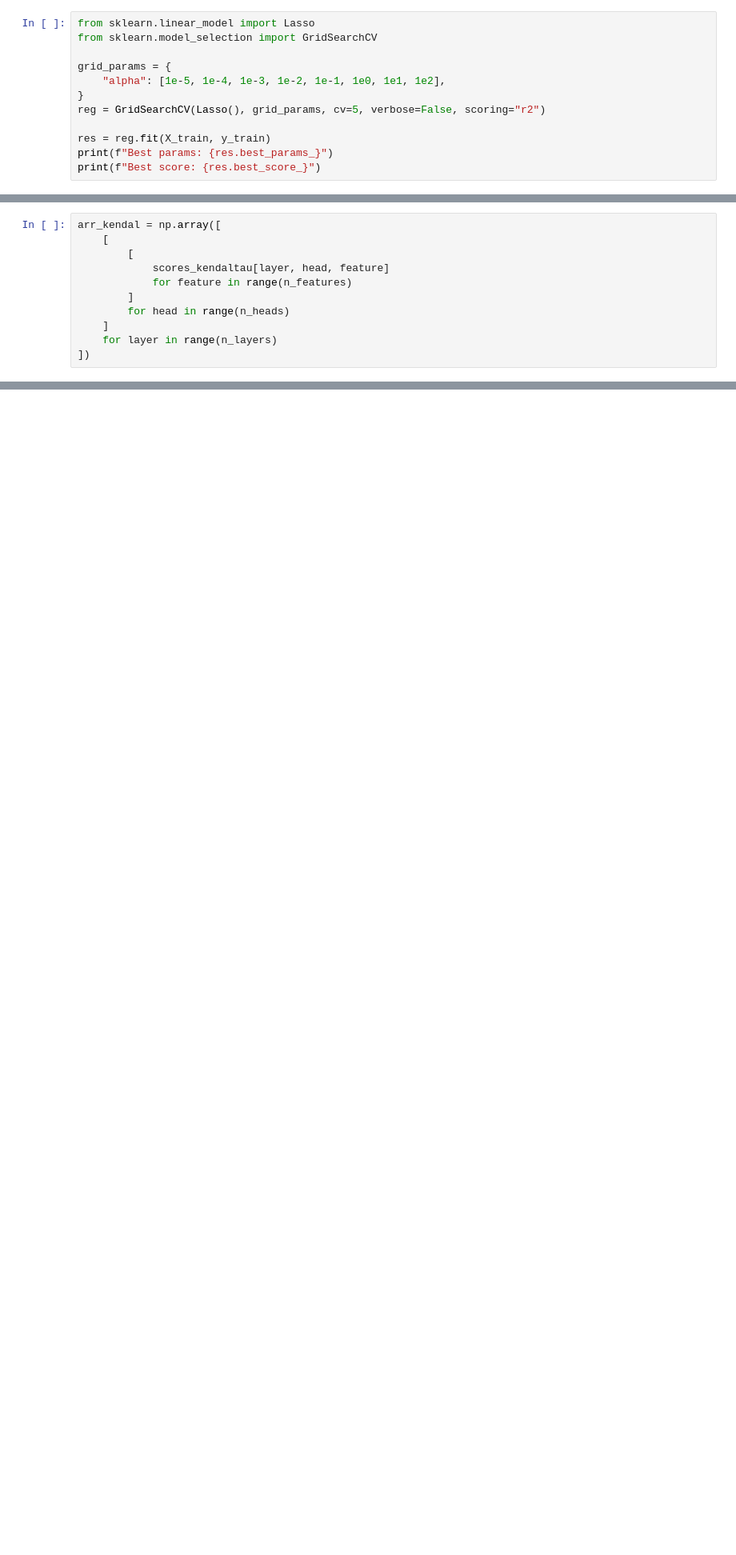
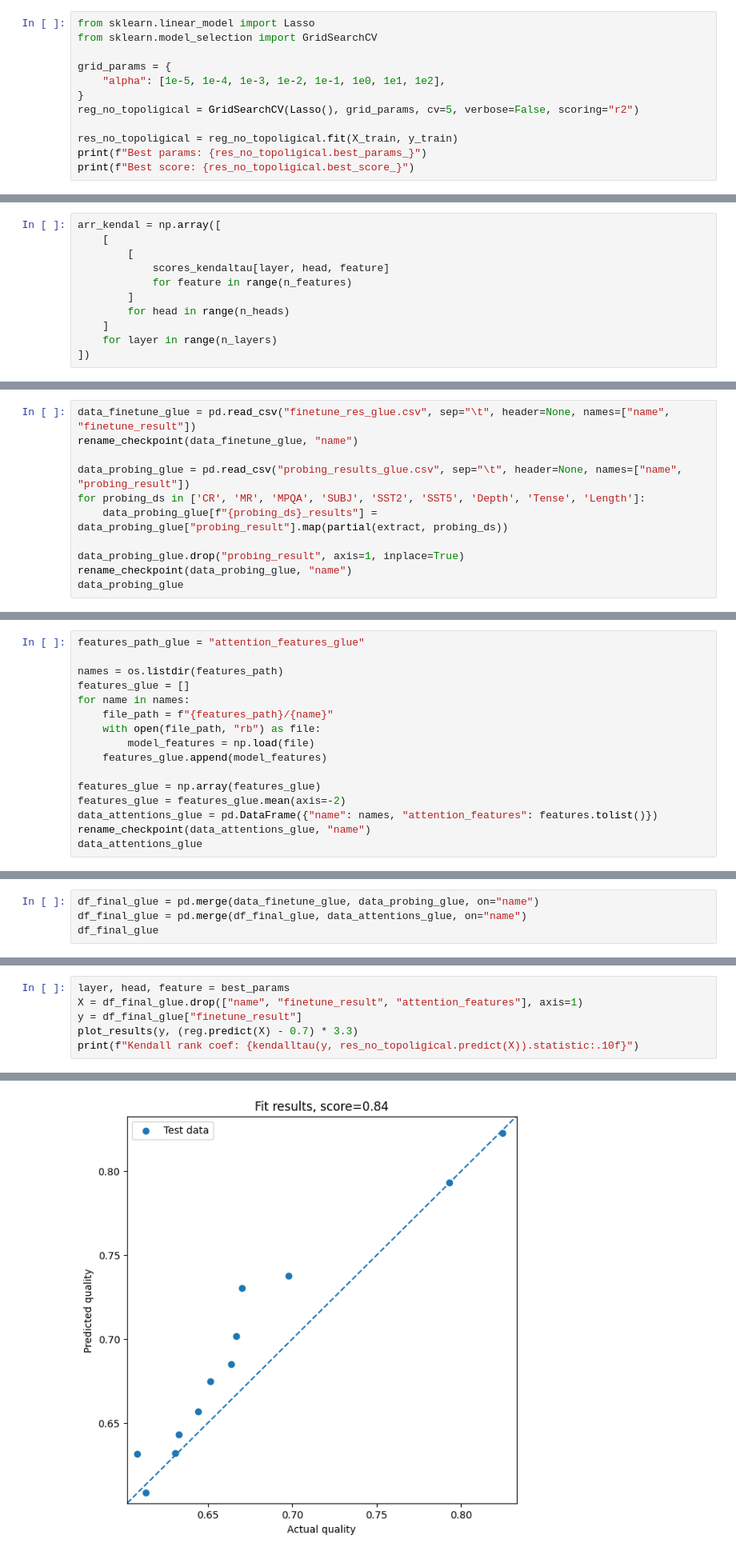
Before and after one commit to ShishckovA/FinetuniePerformancePrediction, a Jupyter notebook: src/final_regressor.ipynb, the cells around one changed output, grey strips where cells are left out. Shown at 80% size. Saved outputs shown, nothing was run; the diff lists cells and outputs as text; blank space fills up the shorter version.

Commit message:
Add new data

```diff
--- a/src/final_regressor.ipynb
+++ b/src/final_regressor.ipynb
@@ -151,11 +151,11 @@ from sklearn.model_selection import GridSearchCV
 grid_params = {
     "alpha": [1e-5, 1e-4, 1e-3, 1e-2, 1e-1, 1e0, 1e1, 1e2],
 }
-reg = GridSearchCV(Lasso(), grid_params, cv=5, verbose=False, scoring="r2")
+reg_no_topoligical = GridSearchCV(Lasso(), grid_params, cv=5, verbose=False, scoring="r2")
 
-res = reg.fit(X_train, y_train)
-print(f"Best params: {res.best_params_}")
-print(f"Best score: {res.best_score_}")
+res_no_topoligical = reg_no_topoligical.fit(X_train, y_train)
+print(f"Best params: {res_no_topoligical.best_params_}")
+print(f"Best score: {res_no_topoligical.best_score_}")
 # %% [output]
 Best params: {'alpha': 1e-05}
 Best score: 0.8905000755765972
@@ -319,3 +320,14 @@ plt.xlabel("head")
 plt.ylabel("layer");
 # %% [output]
 [figure]
+# %%
+data_finetune_glue = pd.read_csv("finetune_res_glue.csv", sep="\t", header=None, names=["name", "finetune_result"])
+rename_checkpoint(data_finetune_glue, "name")
+
+data_probing_glue = pd.read_csv("probing_results_glue.csv", sep="\t", header=None, names=["name", "probing_result"])
+for probing_ds in ['CR', 'MR', 'MPQA', 'SUBJ', 'SST2', 'SST5', 'Depth', 'Tense', 'Length']:
+    data_probing_glue[f"{probing_ds}_results"] = data_probing_glue["probing_result"].map(partial(extract, probing_ds))
+
+data_probing_glue.drop("probing_result", axis=1, inplace=True)
+rename_checkpoint(data_probing_glue, "name")
+data_probing_glue
@@ -321,0 +348,16 @@ plt.ylabel("layer");
+# %%
+features_path_glue = "attention_features_glue"
+
+names = os.listdir(features_path)
+features_glue = []
+for name in names:
+    file_path = f"{features_path}/{name}"
+    with open(file_path, "rb") as file:
+        model_features = np.load(file)
+    features_glue.append(model_features)
+
+features_glue = np.array(features_glue)
+features_glue = features_glue.mean(axis=-2)
+data_attentions_glue = pd.DataFrame({"name": names, "attention_features": features.tolist()})
+rename_checkpoint(data_attentions_glue, "name")
+data_attentions_glue
@@ -321,0 +394,4 @@ plt.ylabel("layer");
+# %%
+df_final_glue = pd.merge(data_finetune_glue, data_probing_glue, on="name")
+df_final_glue = pd.merge(df_final_glue, data_attentions_glue, on="name")
+df_final_glue
@@ -321,0 +412,7 @@ plt.ylabel("layer");
+# %%
+layer, head, feature = best_params
+X = df_final_glue.drop(["name", "finetune_result", "attention_features"], axis=1)
+y = df_final_glue["finetune_result"]
+plot_results(y, (reg.predict(X) - 0.7) * 3.3)
+print(f"Kendall rank coef: {kendalltau(y, res_no_topoligical.predict(X)).statistic:.10f}")
+# %% [output]
@@ -321,0 +420 @@ plt.ylabel("layer");
+[figure, added]
```
Also changed, not shown: parts of 10 cells of this notebook.
